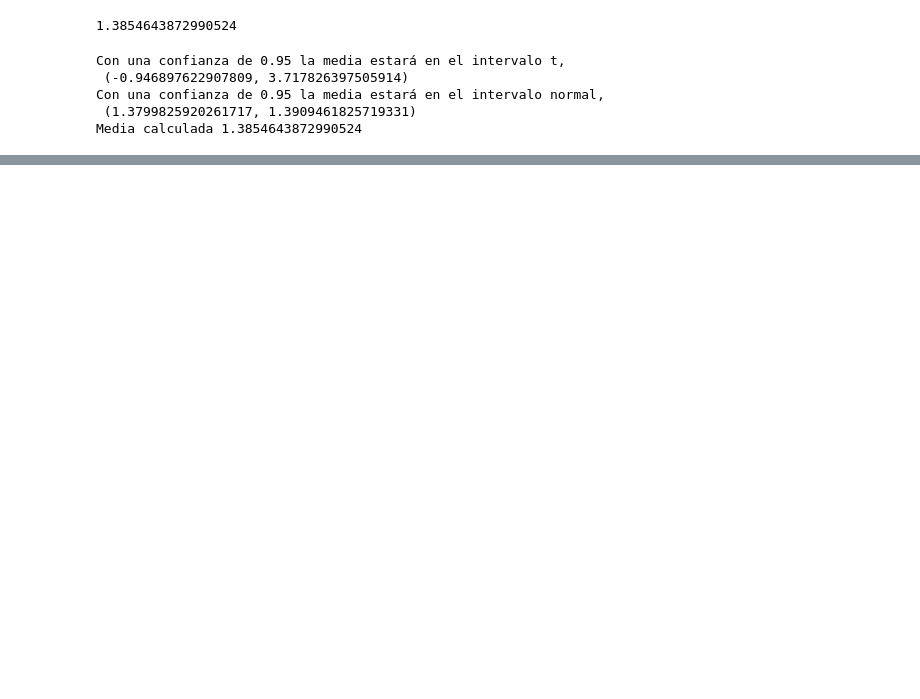
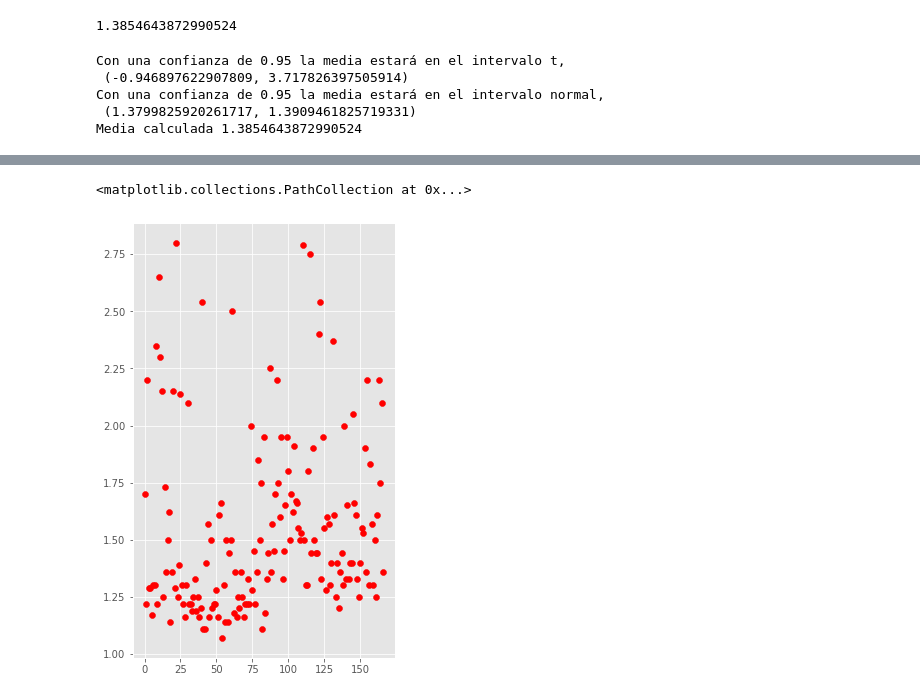
Before and after one commit to EduardoLoza/ProyectoModulo1_delaTorreE_VelascoG, a Jupyter notebook: ProyectoModulo1_delaTorreE_VelascoG.ipynb, the cells around one changed output, grey strips where cells are left out. Cells and saved outputs as stored; diff of their text form; code cells hidden in the pictures; blank space fills up the shorter version.

```diff
--- a/ProyectoModulo1_delaTorreE_VelascoG.ipynb
+++ b/ProyectoModulo1_delaTorreE_VelascoG.ipynb
@@ -1841,0 +1868,3 @@ Media calculada 1.3854643872990524
+# %%
+liv1=liv[(np.abs(st.zscore(liv)) < 2)]
+liv1
@@ -1841,0 +1884,7 @@ Media calculada 1.3854643872990524
+# %%
+plt.figure(figsize=(16,8))
+plt.subplot(131)
+plt.scatter(np.arange(0,len(liv1)),liv1,color='red')
+# %% [output]
+<matplotlib.collections.PathCollection at 0x...>
+[figure, added]
```
Also changed, not shown: parts of 45 cells of this notebook.
